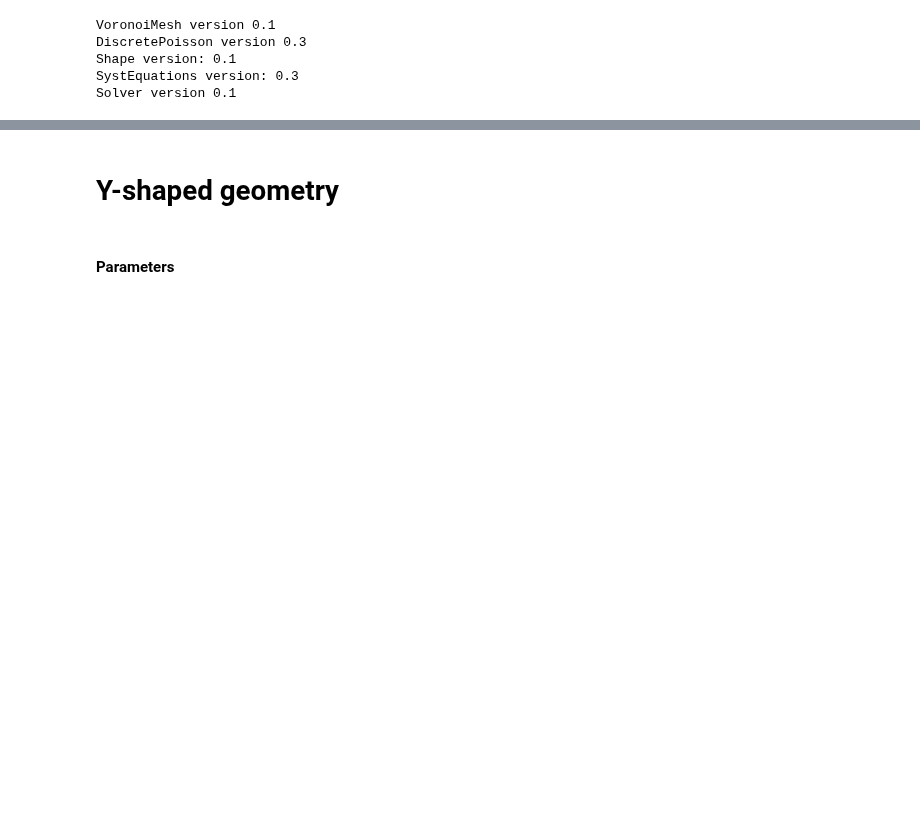
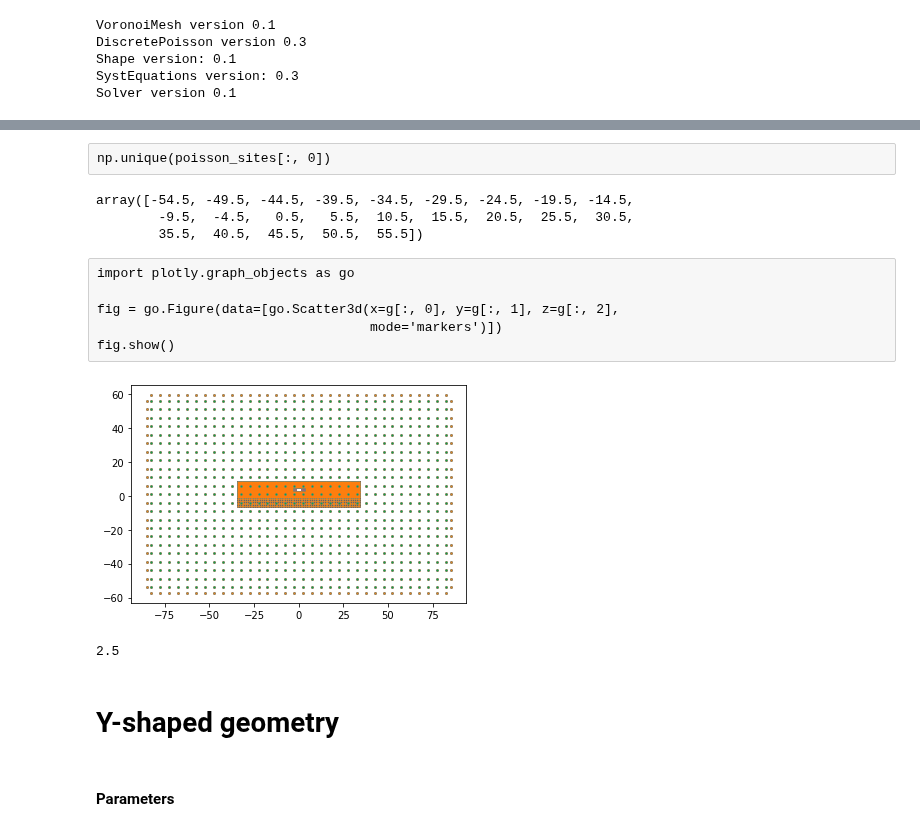
Before and after one commit to Satin21/Trijunction, a Jupyter notebook: analysis/Y.ipynb, the cells around one changed output, grey strips where cells are left out. Drawn from its saved outputs; the diff is of its cells as text; code cells hidden in the pictures; blank space fills up the shorter version.

```diff
--- a/analysis/Y.ipynb
+++ b/analysis/Y.ipynb
@@ -189,3 +162,31 @@ from shapely.geometry import Polygon
+# %% [raw]
+np.unique(poisson_sites[:, 0])
+# %%
+g = grid[optimize.poisson_system.regions.charge.tag_points['air']]
+# %%
+np.unique(g[:, 2])
+# %% [output]
+array([-54.5, -49.5, -44.5, -39.5, -34.5, -29.5, -24.5, -19.5, -14.5,
+        -9.5,  -4.5,   0.5,   5.5,  10.5,  15.5,  20.5,  25.5,  30.5,
+        35.5,  40.5,  45.5,  50.5,  55.5])
+# %% [raw]
+import plotly.graph_objects as go
+
+fig = go.Figure(data=[go.Scatter3d(x=g[:, 0], y=g[:, 1], z=g[:, 2],
+                                   mode='markers')])
+fig.show()
+# %%
+for i in np.unique(grid[:, 1])
+    g = grid[grid[:, 1] == i].copy()
+    plt.scatter(g[:, 0], g[:, 2], s = 0.5)
+# %% [output]
+[figure, added]
+# %%
+Al2o3 = grid[optimize.poisson_system.regions.charge.tag_points['Al2O3']][:, 2]
+Al2o3_2 = grid[optimize.poisson_system.regions.charge.tag_points['Al2O3_2']][:, 2]
+min(Al2o3_2) - max(Al2o3)
+# %% [output]
+2.5
 # %% [markdown]
 # Y-shaped geometry
 # %% [markdown]
```
Also changed, not shown: parts of 21 cells of this notebook, 7 other files.
